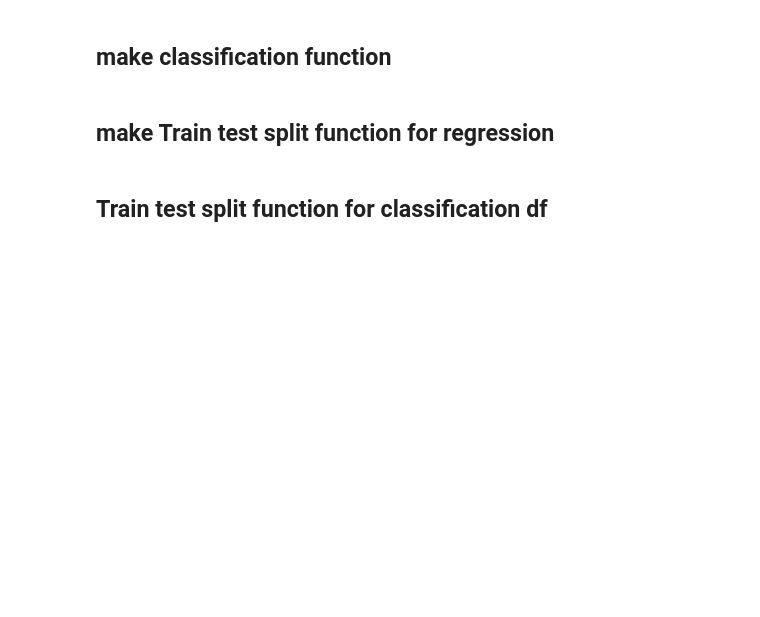
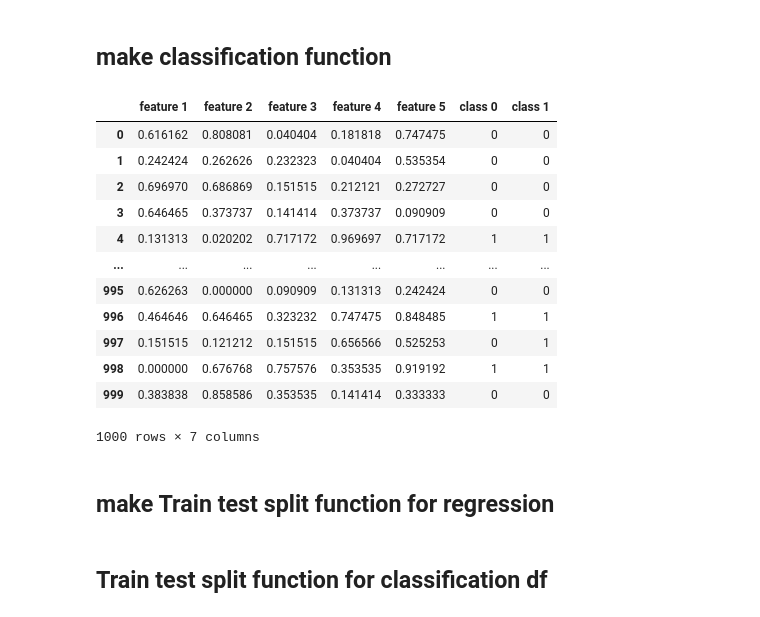
Before and after one commit to JXDolan/277B_HW5, a Jupyter notebook: Homework_5.ipynb, the cells around one changed output. Drawn from its saved outputs; the diff is of its cells as text; code cells hidden in the pictures; blank space fills up the shorter version.

```diff
--- a/Homework_5.ipynb
+++ b/Homework_5.ipynb
@@ -76,20 +74,44 @@ def create_dataset(num_data_points, num_features):
 # %%
 #make it a classification dataframe
 
-def make_class_df(df):
-    copy_df = df.copy()
+def make_class_df(df,num_classes):
 
-    columns = df.shape[1]
+    for num in range(num_classes):
+        copy_df = df.copy()
 
-    columns_list = np.arange(1, columns+1)
+        columns = df.shape[1]
 
-    random_col = np.random.choice(columns_list, 2, replace = False)
+        feature_columns = [col for col in df.columns if not col.startswith('class')]
 
-    toxic = (df[f"feature {random_col[0]}"] + df[f"feature {random_col[1]}"] > 1).astype(int)
+        random_col = np.random.choice(feature_columns, 2, replace = False)
 
-    copy_df['toxic'] = toxic
+        new_class = (df[random_col[0]] + df[random_col[1]] > 1).astype(int)
+
+        copy_df[f'class {num}'] = new_class
+
+        df = copy_df
 
     return copy_df
+# %%
+test_df = create_dataset(1000, 5)
+
+test_multi_class_df = make_class_df(test_df, 2)
+
+display(test_multi_class_df)
+# %% [output]
+|  | feature 1 | feature 2 | feature 3 | feature 4 | feature 5 | class 0 | class 1 |
+| 0 | 0.616162 | 0.808081 | 0.040404 | 0.181818 | 0.747475 | 0 | 0 |
+| 1 | 0.242424 | 0.262626 | 0.232323 | 0.040404 | 0.535354 | 0 | 0 |
+| 2 | 0.696970 | 0.686869 | 0.151515 | 0.212121 | 0.272727 | 0 | 0 |
+| 3 | 0.646465 | 0.373737 | 0.141414 | 0.373737 | 0.090909 | 0 | 0 |
+| 4 | 0.131313 | 0.020202 | 0.717172 | 0.969697 | 0.717172 | 1 | 1 |
+| ... | ... | ... | ... | ... | ... | ... | ... |
+| 995 | 0.626263 | 0.000000 | 0.090909 | 0.131313 | 0.242424 | 0 | 0 |
+| 996 | 0.464646 | 0.646465 | 0.323232 | 0.747475 | 0.848485 | 1 | 1 |
+| 997 | 0.151515 | 0.121212 | 0.151515 | 0.656566 | 0.525253 | 0 | 1 |
+| 998 | 0.000000 | 0.676768 | 0.757576 | 0.353535 | 0.919192 | 1 | 1 |
+| 999 | 0.383838 | 0.858586 | 0.353535 | 0.141414 | 0.333333 | 0 | 0 |
+1000 rows × 7 columns
 # %% [markdown]
 ## make Train test split function for regression
 # %%
```
Also changed, not shown: parts of 7 cells of this notebook.
